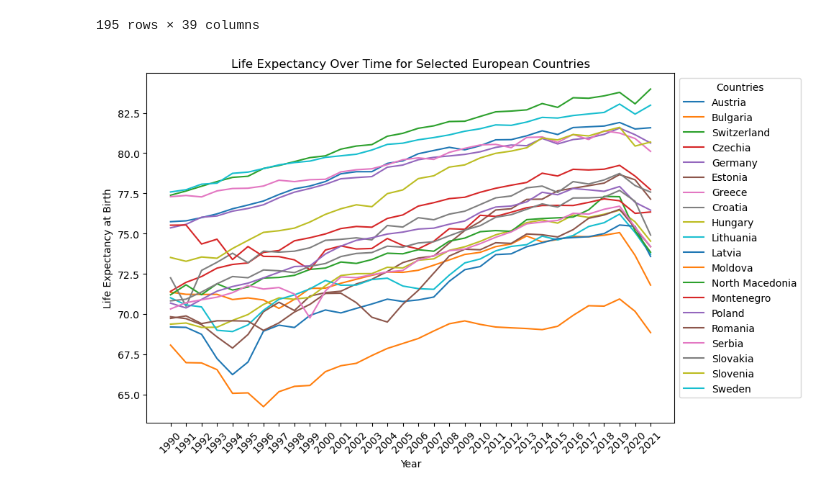
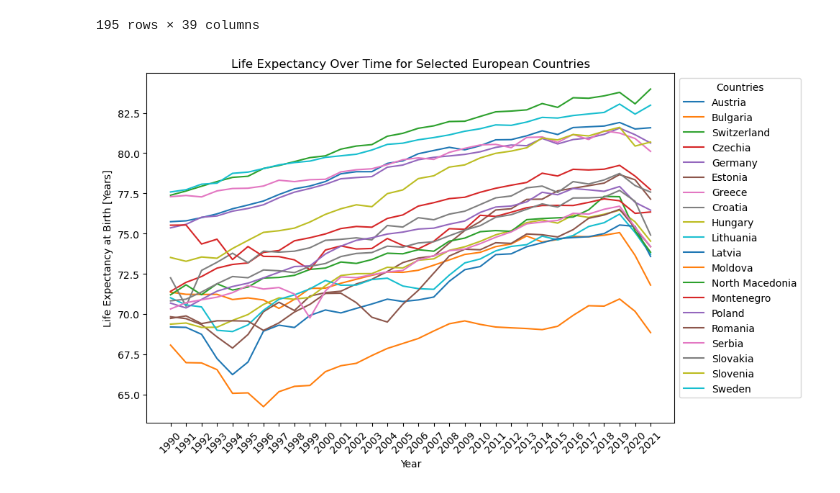
Before and after one commit to ttheszt27/NasaSpaceAppsChallange, a Jupyter notebook: Boldizsar/LifeEXP.ipynb, the cells around one changed output. Saved outputs shown, nothing was run; the diff lists cells and outputs as text; code cells hidden in the pictures.

Commit message:
plot fixes

```diff
--- a/Boldizsar/LifeEXP.ipynb
+++ b/Boldizsar/LifeEXP.ipynb
@@ -23,32 +23,32 @@ import pandas as pd
 import matplotlib.pyplot as plt
 
 
 life_expectancy_cols = [col for col in df.columns if 'Life Expectancy at Birth' in col]
 
 
 countries_of_interest = ["Hungary", "Slovakia", "Romania", "Poland", "Croatia", "Serbia", "Montenegro", "Abania", "Czechia", "Bulgaria", "Greece", "North Macedonia"
              , "Moldova", "Lithuania", "Latvia", "Germany", "Austria", "Switzerland", "Slovenia","Sweden","Estonia"]
 Meno_orszagok = [ "Switzerland","Sweden","Greece","Austria","Slovenia","Germany"]
 selected_countries = df[df['Country'].isin(countries_of_interest)]
 
 
 years = [int(col.split()[-1].strip('()')) for col in life_expectancy_cols]
 
 
 plt.figure(figsize=(10, 6))
 
 
 for index, row in selected_countries.iterrows():
     plt.plot(years, row[life_expectancy_cols], label=row['Country'])
 
 
 plt.title('Life Expectancy Over Time for Selected European Countries')
 plt.xlabel('Year')
-plt.ylabel('Life Expectancy at Birth')
+plt.ylabel('Life Expectancy at Birth [Years]')
 plt.legend(loc='upper left', bbox_to_anchor=(1, 1), title="Countries")
 plt.xticks(years, rotation=45)
 plt.tight_layout()
 
 plt.show()
 # %% [output]
-[figure, old version]
+[figure, new version]
```
Also changed, not shown: parts of 3 cells of this notebook, 1 other file.
